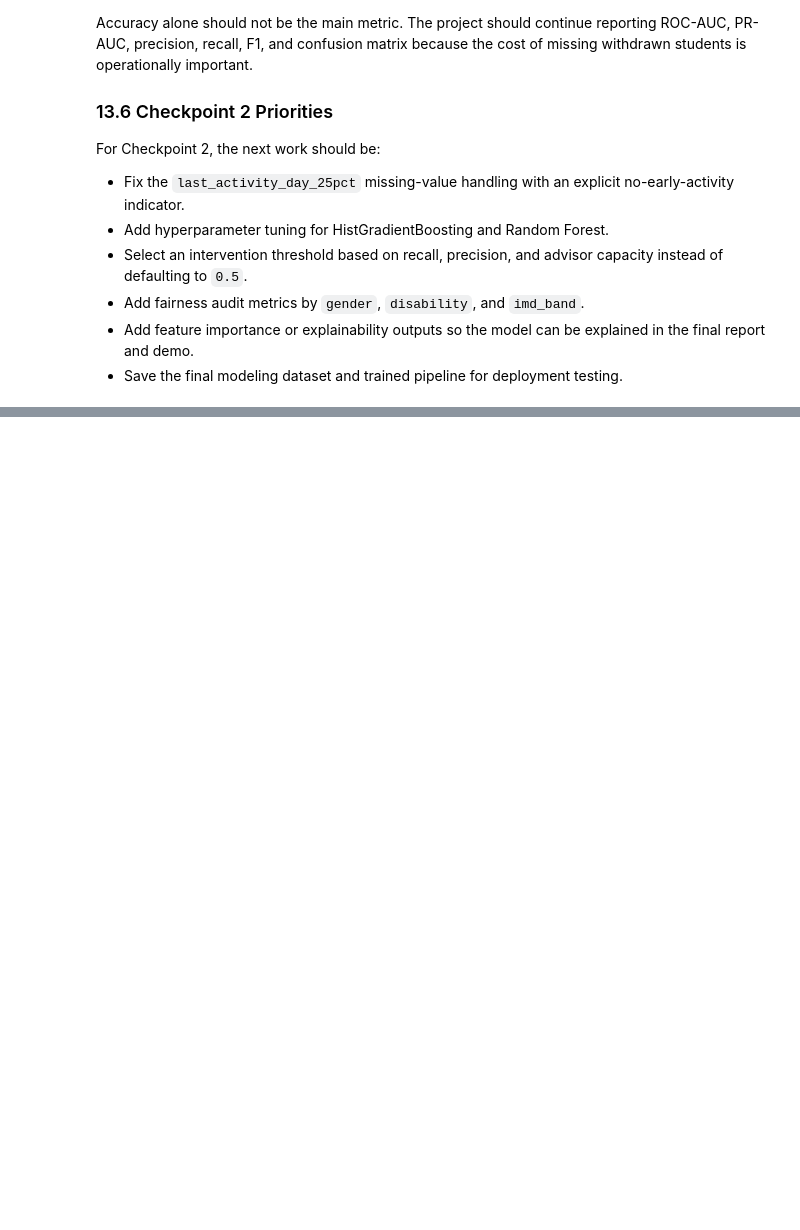
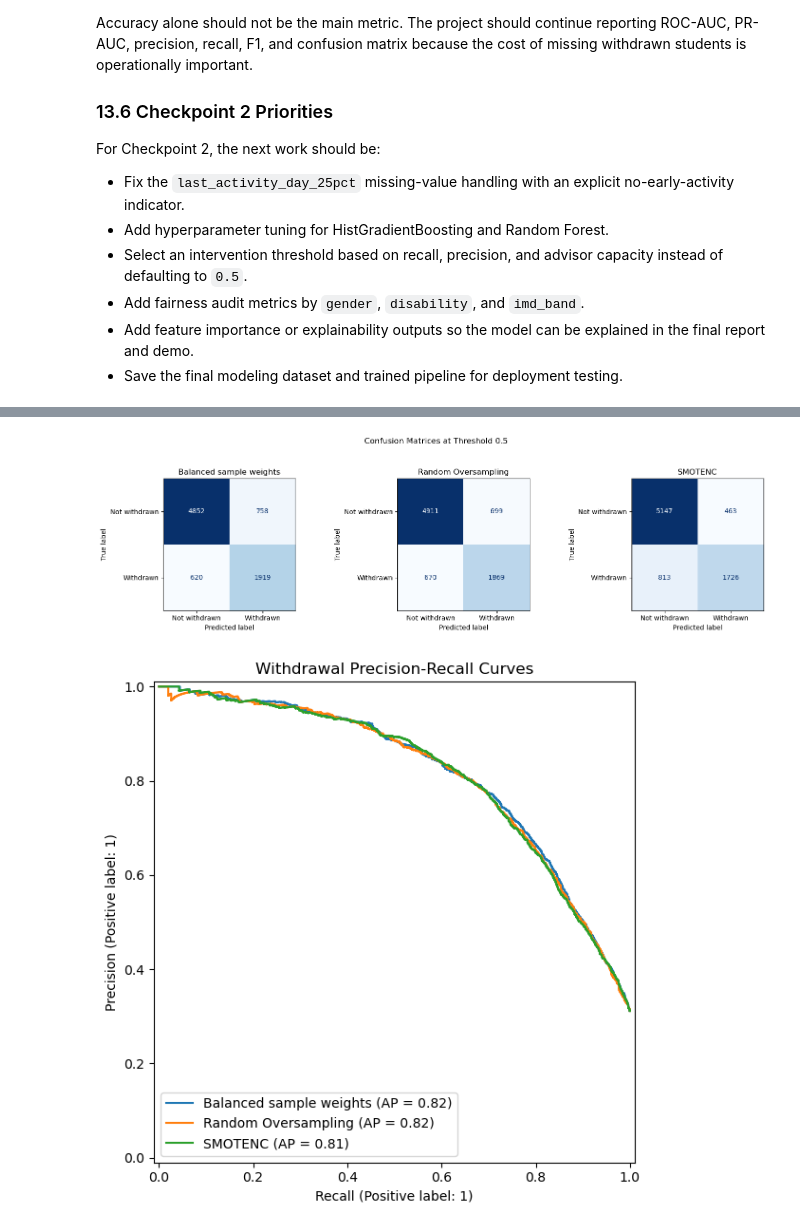
Before and after one commit to adityamd/iiith-capstone-project, a Jupyter notebook: dev_playground_shujath/checkpoint1_EDA_v1.ipynb, the cells around one changed output, grey strips where cells are left out. Saved outputs shown, nothing was run; the diff lists cells and outputs as text; code cells hidden in the pictures; blank space fills up the shorter version.

```diff
--- a/dev_playground_shujath/checkpoint1_EDA_v1.ipynb
+++ b/dev_playground_shujath/checkpoint1_EDA_v1.ipynb
@@ -1039,0 +1504,31 @@ For Checkpoint 2, the next work should be:
+# %%
+fig, axes = plt.subplots(1, 3, figsize=(15, 4))
+for axis, strategy in zip(axes, augmentation_models):
+    ConfusionMatrixDisplay.from_predictions(
+        y_test,
+        augmentation_predictions[strategy]["prediction"],
+        labels=[0, 1],
+        display_labels=["Not withdrawn", "Withdrawn"],
+        cmap="Blues",
+        colorbar=False,
+        ax=axis,
+    )
+    axis.set_title(strategy)
+plt.suptitle("Confusion Matrices at Threshold 0.5", y=1.05)
+plt.tight_layout()
+plt.show()
+
+fig, axis = plt.subplots(figsize=(8, 6))
+for strategy in augmentation_models:
+    PrecisionRecallDisplay.from_predictions(
+        y_test,
+        augmentation_predictions[strategy]["probability"],
+        name=strategy,
+        ax=axis,
+    )
+axis.set_title("Withdrawal Precision-Recall Curves")
+plt.tight_layout()
+plt.show()
+# %% [output]
+[figure, added]
+[figure, added]
```
Also changed, not shown: parts of 27 cells of this notebook.
